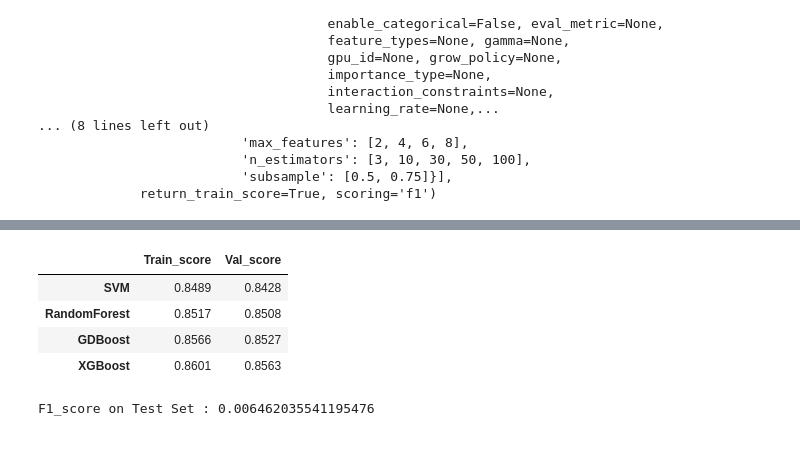
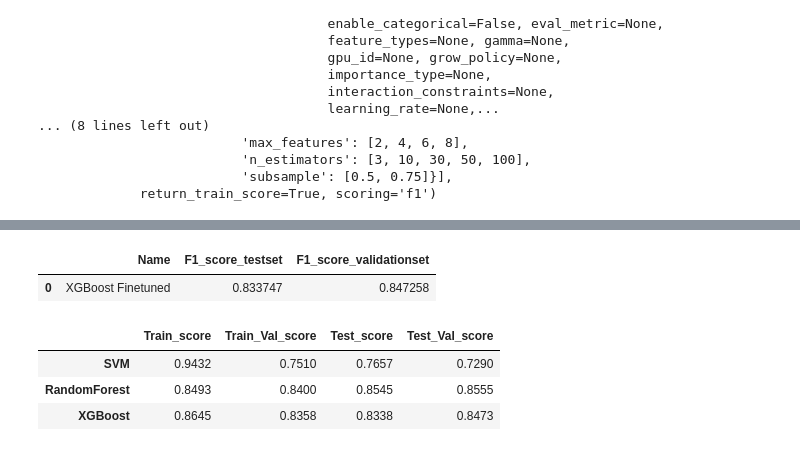
Before and after one commit to sreekruti/CPP-oops, a Jupyter notebook: mentalhealthproject.ipynb, the cells around one changed output, grey strips where cells are left out. Cells and saved outputs as stored; diff of their text form; code cells hidden in the pictures.

```diff
--- a/mentalhealthproject.ipynb
+++ b/mentalhealthproject.ipynb
@@ -763,12 +1198,17 @@ train_evaluate(grid_search3.best_estimator_,X_train,y_train,"XGBoost Finetuned")
+# %%
+test_evaluate(grid_search3.best_estimator_,X_test,y_test,"XGBoost Finetuned")
+# %% [output]
+|  | Name | F1_score_testset | F1_score_validationset |
+| 0 | XGBoost Finetuned | 0.833747 | 0.847258 |
 # %%
 XGBoost_final = grid_search3.best_estimator_
 # %%
-scores = pd.DataFrame({'Train_score' : [0.8489,0.8517,0.8566,0.8601],'Val_score' : [0.8428,0.8508,0.8527,0.8563]}
-                        ,index=['SVM','RandomForest','GDBoost','XGBoost'])
+scores = pd.DataFrame({'Train_score' : [0.9432,0.8493,0.8645],'Train_Val_score' : [0.751,0.8400,0.8358],
+                       'Test_score':[0.7657,0.8545,0.8338],'Test_Val_score' : [0.7290,0.8555,0.8473]}
+                        ,index=['SVM','RandomForest','XGBoost'])
 scores
 # %% [output]
-|  | Train_score | Val_score |
-| SVM | 0.8489 | 0.8428 |
-| RandomForest | 0.8517 | 0.8508 |
-| GDBoost | 0.8566 | 0.8527 |
-| XGBoost | 0.8601 | 0.8563 |
+|  | Train_score | Train_Val_score | Test_score | Test_Val_score |
+| SVM | 0.9432 | 0.7510 | 0.7657 | 0.7290 |
+| RandomForest | 0.8493 | 0.8400 | 0.8545 | 0.8555 |
+| XGBoost | 0.8645 | 0.8358 | 0.8338 | 0.8473 |
@@ -791,9 +1222,3 @@ y_test =le.fit_transform(y_test)
-# %%
-# Evaluating the model on test set with our finalized model
-y_test_pred = XGBoost_final.predict(X_test)
-print(f'F1_score on Test Set : {f1_score(y_test,y_test_pred)}')
-# %% [output]
-F1_score on Test Set : 0.006462035541195476
 # %%
 #We have a developed a model which can predict whether a employee seeks mental health treatment or not.
 # %%
```
Also changed, not shown: parts of 74 cells of this notebook.
